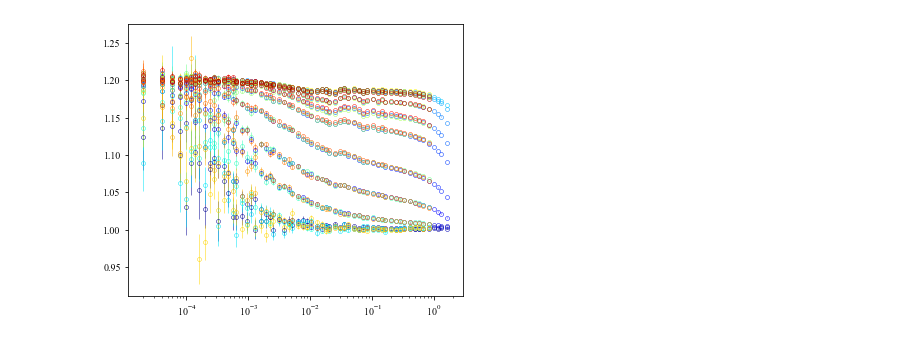
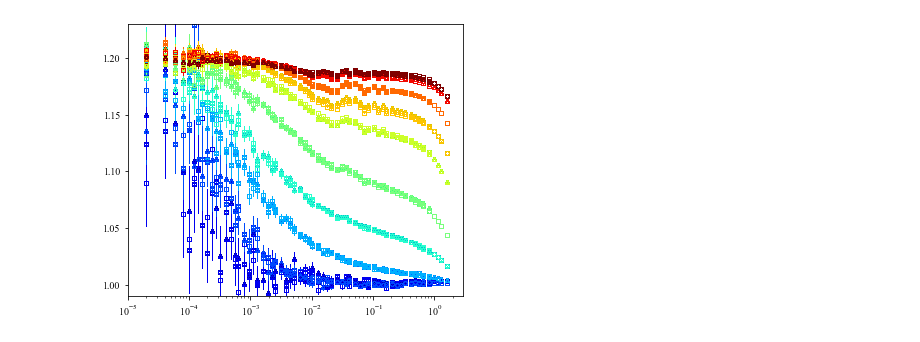
Before and after one commit to AZjk/llps-saxpcs, a Jupyter notebook: H02/H02_RampUp_XPCS_Plot_Combined.ipynb, the cells around one changed output. Drawn from its saved outputs; the diff is of its cells as text; code cells hidden in the pictures.

```diff
--- a/H02/H02_RampUp_XPCS_Plot_Combined.ipynb
+++ b/H02/H02_RampUp_XPCS_Plot_Combined.ipynb
@@ -39,32 +39,38 @@ plt.rcParams['figure.dpi'] = 300
 # %%
 fig, ax = plt.subplots(1, 1, figsize=(6,5))
 
 g2_idx = 0
 total_size = sum(len(avg_dict['temperature_x']) for avg_dict in avg_ramp_up)
 
 accu_size = 0
-for avg_dict in avg_ramp_up:
+marker_types = ['o', 's', '^']  # Circle, Square, Triangle
+
+# Create a mapping for temperature-based colors
+unique_temps = sorted(set(temp for avg_dict in avg_ramp_up for temp in avg_dict['temperature_x']))
+temp_to_color = {temp: plt.get_cmap('jet')(i / len(unique_temps)) for i, temp in enumerate(unique_temps)}
+
+for i, avg_dict in enumerate(avg_ramp_up):
     curr_size = len(avg_dict['temperature_x'])
     idx = accu_size + np.arange(curr_size) * 1.0
     idx /= total_size
     accu_size += curr_size
 
-    cmap = plt.get_cmap('jet')
-    color = cmap(np.mean(idx))
+    for j, temp in enumerate(avg_dict['temperature_x']):
+        color = temp_to_color[temp]
+        marker = marker_types[i % len(marker_types)]  # Cycle through marker types
 
-    # Ensure x (t_el) and y (g2 values) have the same length
-    g2_values = avg_dict['g2'][:, g2_idx]
-    g2_err_values = avg_dict['g2_err'][:, g2_idx]
+        g2_values = avg_dict['g2'][:, g2_idx]
+        g2_err_values = avg_dict['g2_err'][:, g2_idx]
+        min_length = min(len(t_el), len(g2_values))
 
-    min_length = min(len(t_el), len(g2_values))
-
-    ax.errorbar(t_el[:min_length], g2_values[:min_length],
-                yerr=g2_err_values[:min_length], fmt='o', color=color,
-                lw=0.5, ms=4, mew=0.5, mfc='none')
+        # Filter out noisy data below 1.0
+        valid_idx = g2_values[:min_length] >= 0.99
+        ax.errorbar(t_el[:min_length][valid_idx], g2_values[:min_length][valid_idx],
+                    yerr=g2_err_values[:min_length][valid_idx], fmt=marker, color=color,
+                    lw=0.5, ms=4, mew=0.5, mfc='none')
 
     ax.set_xscale('log')
-
-
-plt.savefig('H02_RampUp_XPCS_combined.pdf')
+    ax.set_xlim(1e-5, None)  # Start x-axis from 1e-5
+    ax.set_ylim(0.99, 1.23)  # Set y-axis range from 0.99 to 1.23
 # %% [output]
-[figure, old version]
+[figure, new version]
```
Also changed, not shown: parts of 3 cells of this notebook, 1 other file.
